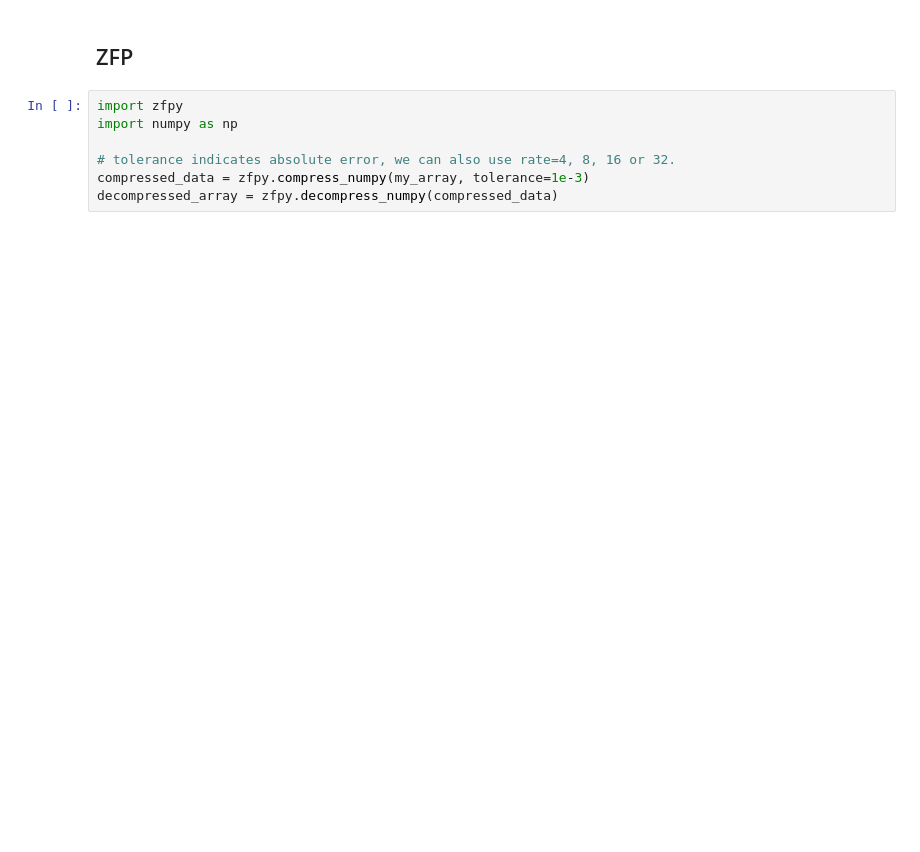
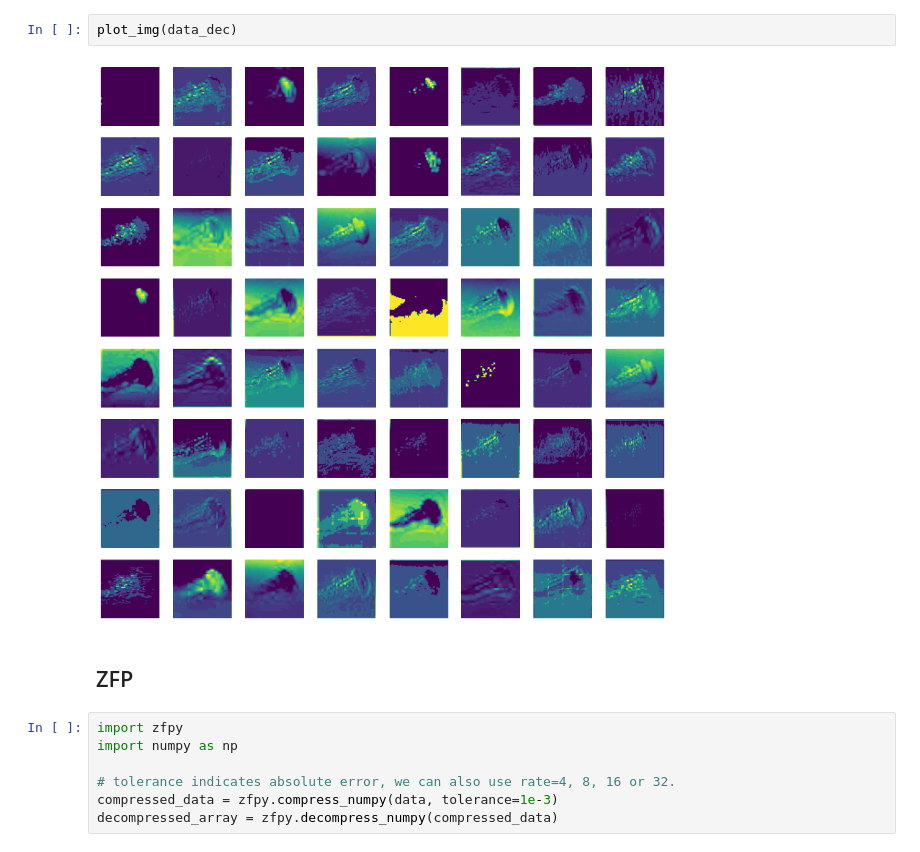
Before and after one commit to jacksettles/Comp4AI, a Jupyter notebook: notebooks/comp4ai.ipynb, the cells around one changed output. Saved outputs shown, nothing was run; the diff lists cells and outputs as text; blank space fills up the shorter version.

```diff
--- a/notebooks/comp4ai.ipynb
+++ b/notebooks/comp4ai.ipynb
@@ -42,3 +42,7 @@ abs err=0.45316955
+# %%
+plot_img(data_dec)
+# %% [output]
+[figure, added]
 # %% [markdown]
 ## ZFP
 # %%
@@ -46,5 +50,5 @@ import zfpy
 import numpy as np
 
 # tolerance indicates absolute error, we can also use rate=4, 8, 16 or 32.
-compressed_data = zfpy.compress_numpy(my_array, tolerance=1e-3)
+compressed_data = zfpy.compress_numpy(data, tolerance=1e-3)
 decompressed_array = zfpy.decompress_numpy(compressed_data)
```
Also changed, not shown: parts of 5 cells of this notebook, 5 other files.
